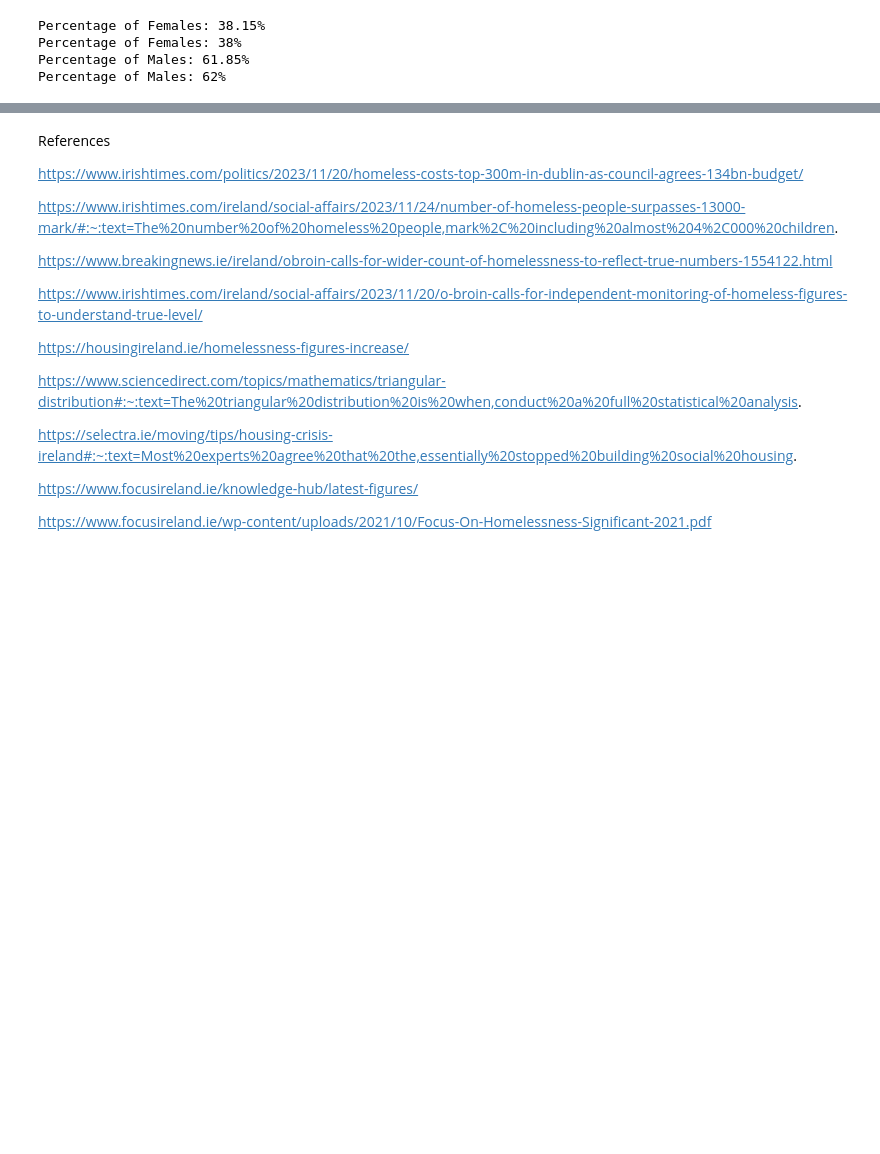
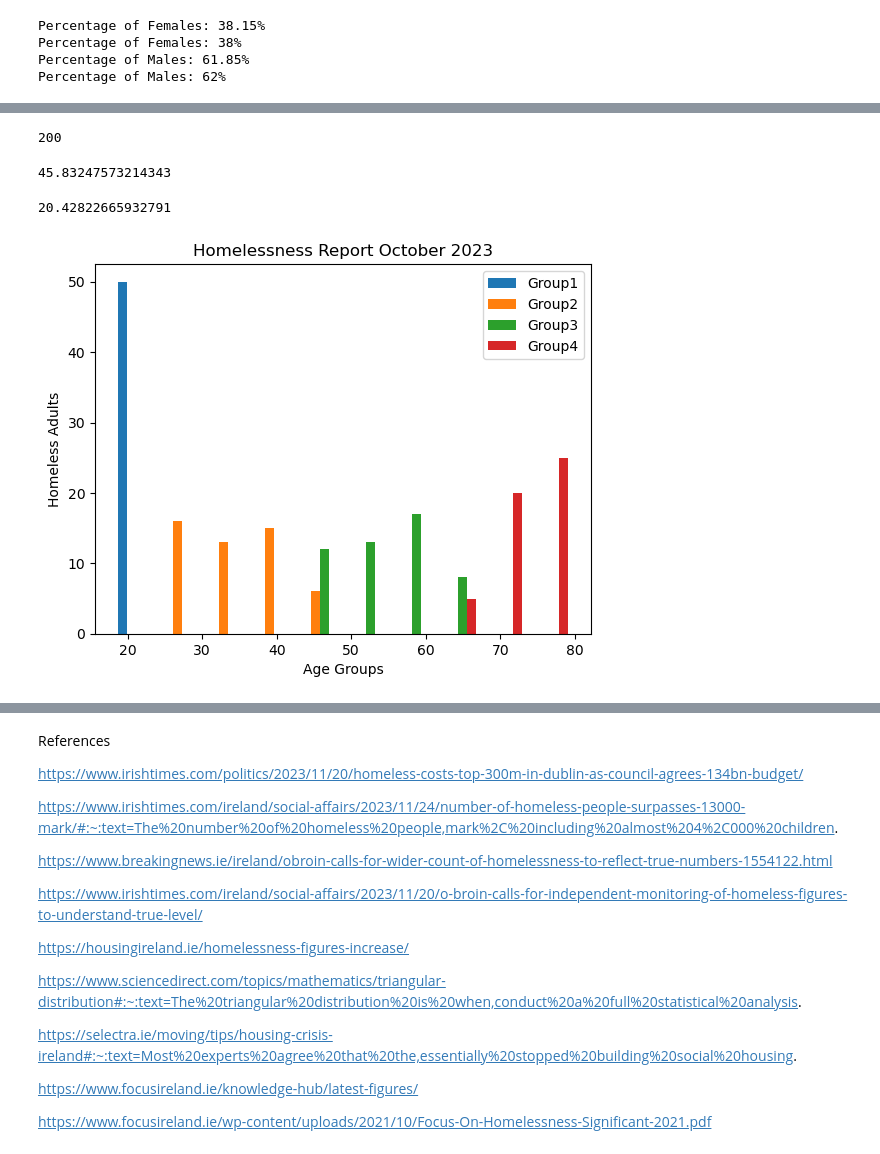
Before and after one commit to Sarahlouhast/PDA_Assignment, a Jupyter notebook: PfDA_Assignment.ipynb, the cells around one changed output, grey strips where cells are left out. Drawn from its saved outputs; the diff is of its cells as text; code cells hidden in the pictures; blank space fills up the shorter version.

```diff
--- a/PfDA_Assignment.ipynb
+++ b/PfDA_Assignment.ipynb
@@ -209,0 +289,7 @@ Percentage of Males: 62%
+# %%
+GP1 = np.random.uniform(18,24,50)# Group 1 (18-24yrs)
+GP2 = np.random.uniform(25,44,50)# Group 2 (25-44yrs)
+GP3 = np.random.uniform(45,64,50)# Group 3(45-64yrs)
+GP4 = np.random.uniform(65,80,50)# Group 4(65-80yrs)
+GP = np.concatenate((GP1,GP2,GP3,GP4))
+GP.round()
@@ -209,0 +313,22 @@ Percentage of Males: 62%
+# %%
+len(GP)
+# %% [output]
+200
+# %%
+np.mean(GP)
+# %% [output]
+45.83247573214343
+# %%
+np.std(GP)
+# %% [output]
+20.42822665932791
+# %%
+plt.hist([GP1,GP2,GP3,GP4], label=['Group1','Group2','Group3','Group4'])
+plt.legend()
+plt.ylabel('Homeless Adults')
+plt.xlabel('Age Groups')
+plt.title('Homelessness Report October 2023')
+
+plt.show()
+# %% [output]
+[figure, added]
```
Also changed, not shown: parts of 27 cells of this notebook, 1 other file.
